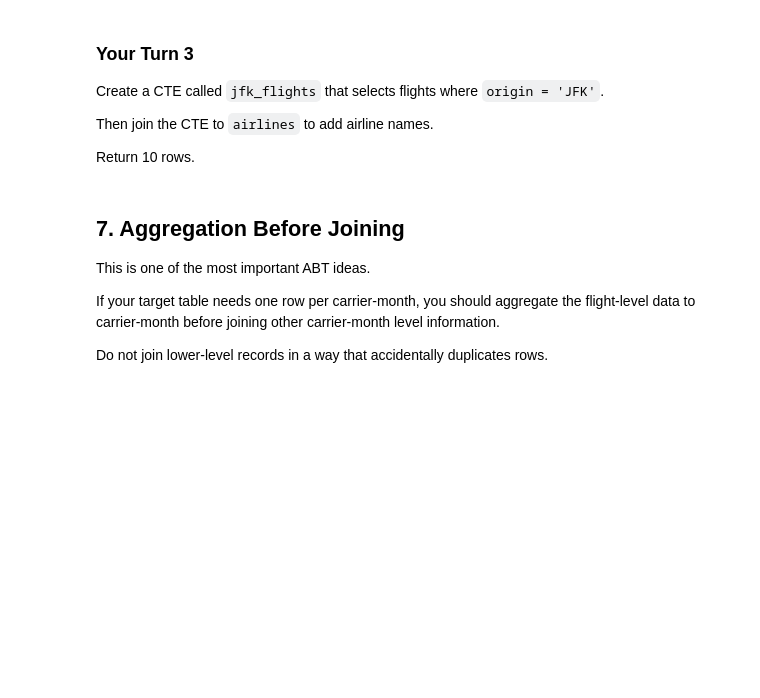
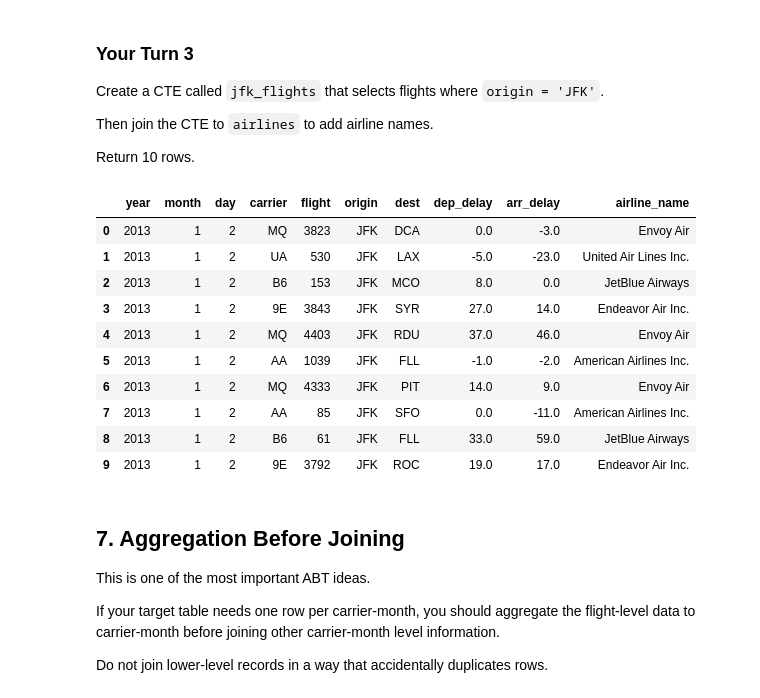
Before and after one commit to BenMLaw/ban6003-week-09-10-BenMLaw, a Jupyter notebook: notebooks/module10_sql_joins_abt_guided_lab.ipynb, the cells around one changed output. Cells and saved outputs as stored; diff of their text form; code cells hidden in the pictures; blank space fills up the shorter version.

Commit message:
Complete Module 10 SQL joins and ABT lab

```diff
--- a/notebooks/module10_sql_joins_abt_guided_lab.ipynb
+++ b/notebooks/module10_sql_joins_abt_guided_lab.ipynb
@@ -415,11 +525,43 @@ Return 10 rows.
 # %%
 # Your Turn 3
 
 query = '''
-
+WITH jfk_flights AS (
+    SELECT
+        year,
+        month,
+        day,
+        carrier,
+        flight,
+        origin,
+        dest,
+        dep_delay,
+        arr_delay
+    FROM flights
+    WHERE origin = 'JFK'
+)
+SELECT
+    jf.*,
+    a.name AS airline_name
+FROM jfk_flights AS jf
+LEFT JOIN airlines AS a
+    ON jf.carrier = a.carrier
+LIMIT 10;
 '''
 
 run_query(query, engine)
+# %% [output]
+|  | year | month | day | carrier | flight | origin | dest | dep_delay | arr_delay | airline_name |
+| 0 | 2013 | 1 | 2 | MQ | 3823 | JFK | DCA | 0.0 | -3.0 | Envoy Air |
+| 1 | 2013 | 1 | 2 | UA | 530 | JFK | LAX | -5.0 | -23.0 | United Air Lines Inc. |
+| 2 | 2013 | 1 | 2 | B6 | 153 | JFK | MCO | 8.0 | 0.0 | JetBlue Airways |
+| 3 | 2013 | 1 | 2 | 9E | 3843 | JFK | SYR | 27.0 | 14.0 | Endeavor Air Inc. |
+| 4 | 2013 | 1 | 2 | MQ | 4403 | JFK | RDU | 37.0 | 46.0 | Envoy Air |
+| 5 | 2013 | 1 | 2 | AA | 1039 | JFK | FLL | -1.0 | -2.0 | American Airlines Inc. |
+| 6 | 2013 | 1 | 2 | MQ | 4333 | JFK | PIT | 14.0 | 9.0 | Envoy Air |
+| 7 | 2013 | 1 | 2 | AA | 85 | JFK | SFO | 0.0 | -11.0 | American Airlines Inc. |
+| 8 | 2013 | 1 | 2 | B6 | 61 | JFK | FLL | 33.0 | 59.0 | JetBlue Airways |
+| 9 | 2013 | 1 | 2 | 9E | 3792 | JFK | ROC | 19.0 | 17.0 | Endeavor Air Inc. |
 # %% [markdown]
 ## 7. Aggregation Before Joining
 
```
Also changed, not shown: parts of 31 cells of this notebook, 2 other files.
